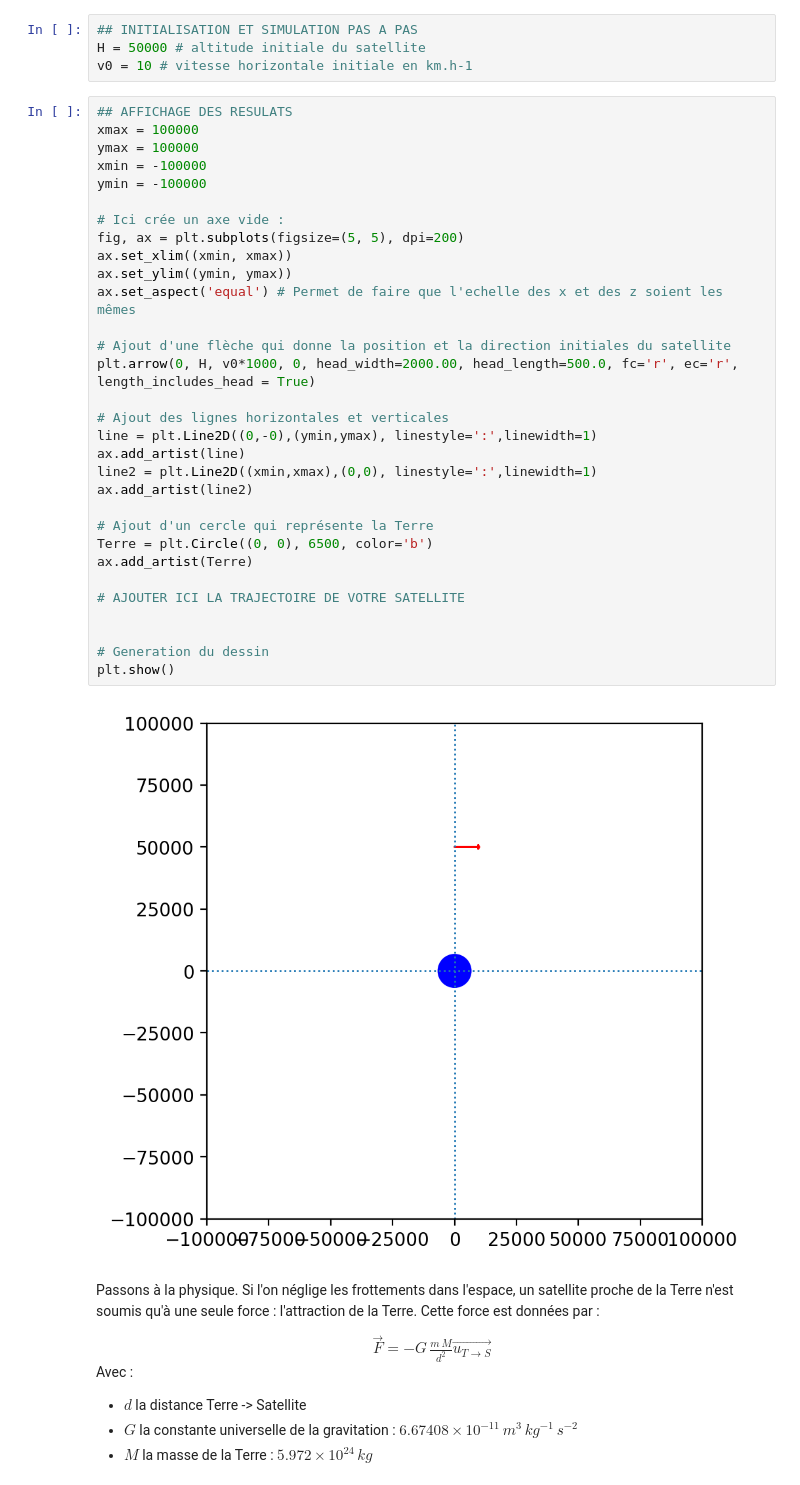
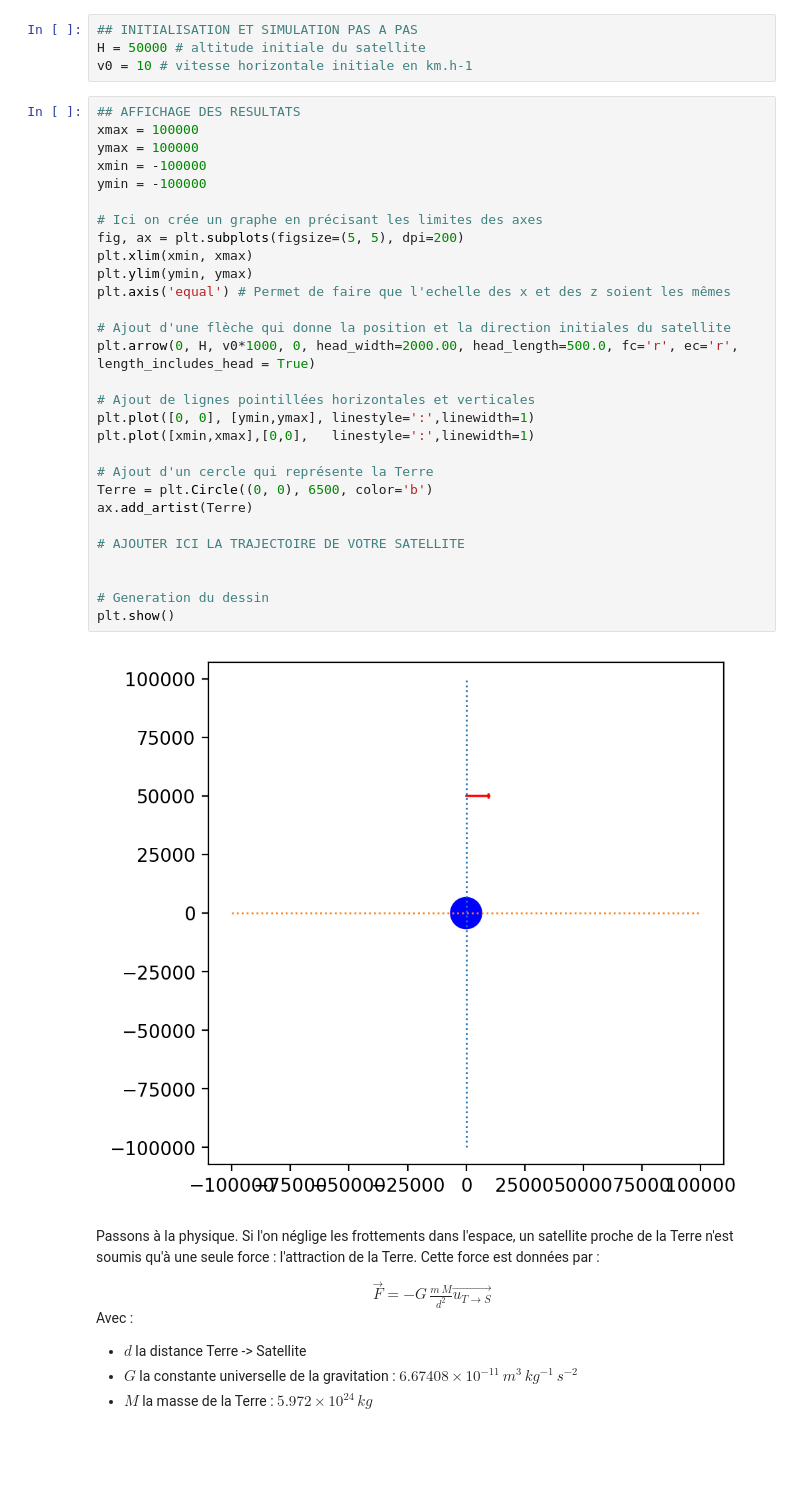
Before and after one commit to gimau/IntroPython, a Jupyter notebook: TD8.ipynb, the cells around one changed output. Saved outputs shown, nothing was run; the diff lists cells and outputs as text; blank space fills up the shorter version.

```diff
--- a/TD8.ipynb
+++ b/TD8.ipynb
@@ -174,38 +173,36 @@ import matplotlib.pyplot as plt
 H = 50000 # altitude initiale du satellite
 v0 = 10 # vitesse horizontale initiale en km.h-1
 # %%
-## AFFICHAGE DES RESULATS
+## AFFICHAGE DES RESULTATS
 xmax = 100000
 ymax = 100000
 xmin = -100000
 ymin = -100000
 
-# Ici crée un axe vide :
+# Ici on crée un graphe en précisant les limites des axes
 fig, ax = plt.subplots(figsize=(5, 5), dpi=200)
-ax.set_xlim((xmin, xmax))
-ax.set_ylim((ymin, ymax))
-ax.set_aspect('equal') # Permet de faire que l'echelle des x et des z soient les mêmes
+plt.xlim(xmin, xmax)
+plt.ylim(ymin, ymax)
+plt.axis('equal') # Permet de faire que l'echelle des x et des z soient les mêmes
 
 # Ajout d'une flèche qui donne la position et la direction initiales du satellite
 plt.arrow(0, H, v0*1000, 0, head_width=2000.00, head_length=500.0, fc='r', ec='r', length_includes_head = True)
 
-# Ajout des lignes horizontales et verticales
-line = plt.Line2D((0,-0),(ymin,ymax), linestyle=':',linewidth=1)
-ax.add_artist(line)
-line2 = plt.Line2D((xmin,xmax),(0,0), linestyle=':',linewidth=1)
-ax.add_artist(line2)
+# Ajout de lignes pointillées horizontales et verticales
+plt.plot([0, 0], [ymin,ymax], linestyle=':',linewidth=1)
+plt.plot([xmin,xmax],[0,0],   linestyle=':',linewidth=1)
 
 # Ajout d'un cercle qui représente la Terre
 Terre = plt.Circle((0, 0), 6500, color='b')
 ax.add_artist(Terre)
 
 # AJOUTER ICI LA TRAJECTOIRE DE VOTRE SATELLITE
 
 
 # Generation du dessin
 plt.show()
 # %% [output]
-[figure, old version]
+[figure, new version]
 # %% [markdown]
 Passons à la physique. Si l'on néglige les frottements dans l'espace, un satellite proche de la Terre n'est soumis qu'à une seule force : l'attraction de la Terre. Cette force est données par :
 
```
Also changed, not shown: parts of 1 cell of this notebook, 1 other file.
